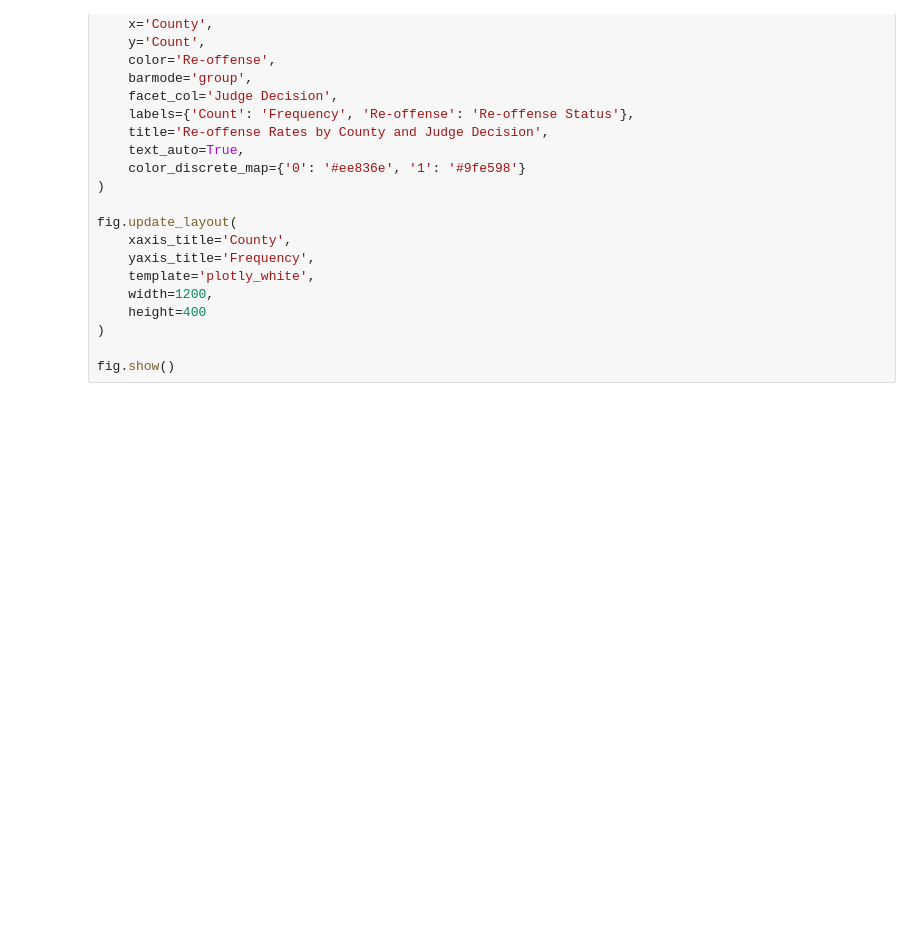
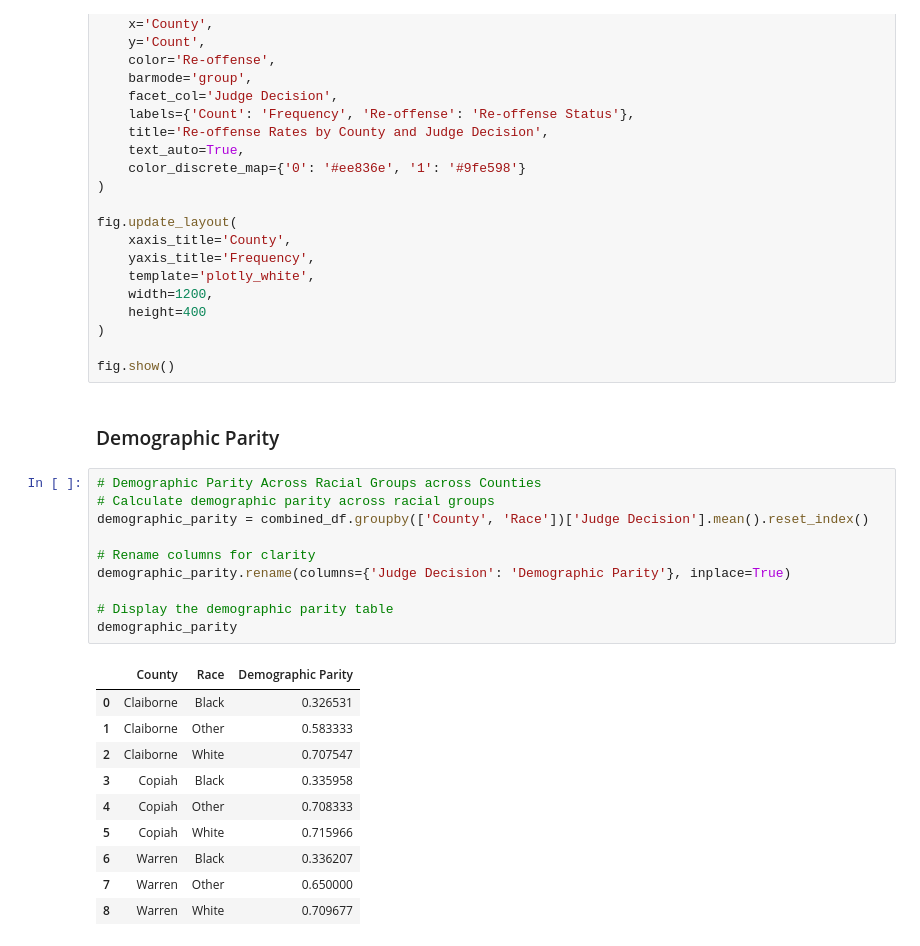
Before and after one commit to kanikaselva/criminaljustice, a Jupyter notebook: Analysis/CountyLevelAnalysis.ipynb, the cells around one changed output. Drawn from its saved outputs; the diff is of its cells as text; blank space fills up the shorter version.

Commit message:
Demographic Parity

```diff
--- a/Analysis/CountyLevelAnalysis.ipynb
+++ b/Analysis/CountyLevelAnalysis.ipynb
@@ -208,3 +352,26 @@ fig.update_layout(
 )
 
 fig.show()
+# %% [markdown]
+### Demographic Parity
+# %%
+# Demographic Parity Across Racial Groups across Counties
+# Calculate demographic parity across racial groups
+demographic_parity = combined_df.groupby(['County', 'Race'])['Judge Decision'].mean().reset_index()
+
+# Rename columns for clarity
+demographic_parity.rename(columns={'Judge Decision': 'Demographic Parity'}, inplace=True)
+
+# Display the demographic parity table
+demographic_parity
+# %% [output]
+|  | County | Race | Demographic Parity |
+| 0 | Claiborne | Black | 0.326531 |
+| 1 | Claiborne | Other | 0.583333 |
+| 2 | Claiborne | White | 0.707547 |
+| 3 | Copiah | Black | 0.335958 |
+| 4 | Copiah | Other | 0.708333 |
+| 5 | Copiah | White | 0.715966 |
+| 6 | Warren | Black | 0.336207 |
+| 7 | Warren | Other | 0.650000 |
+| 8 | Warren | White | 0.709677 |
```
Also changed, not shown: parts of 9 cells of this notebook.
